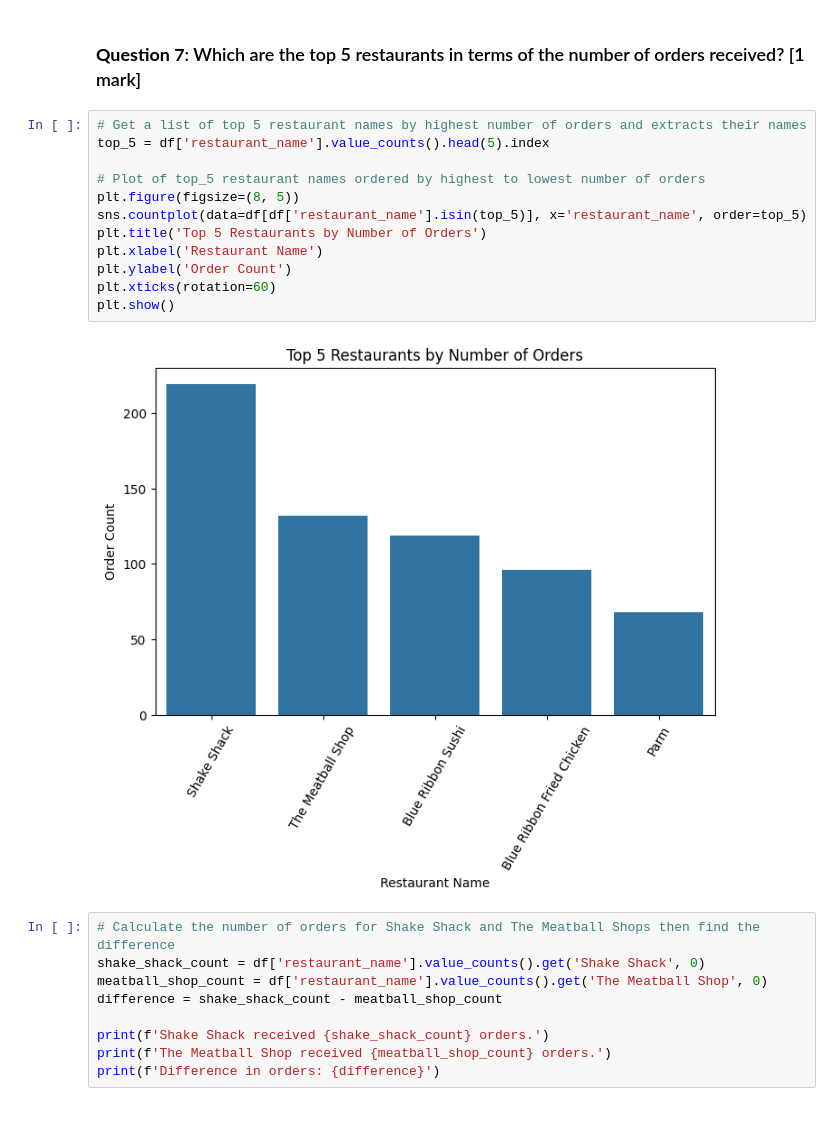
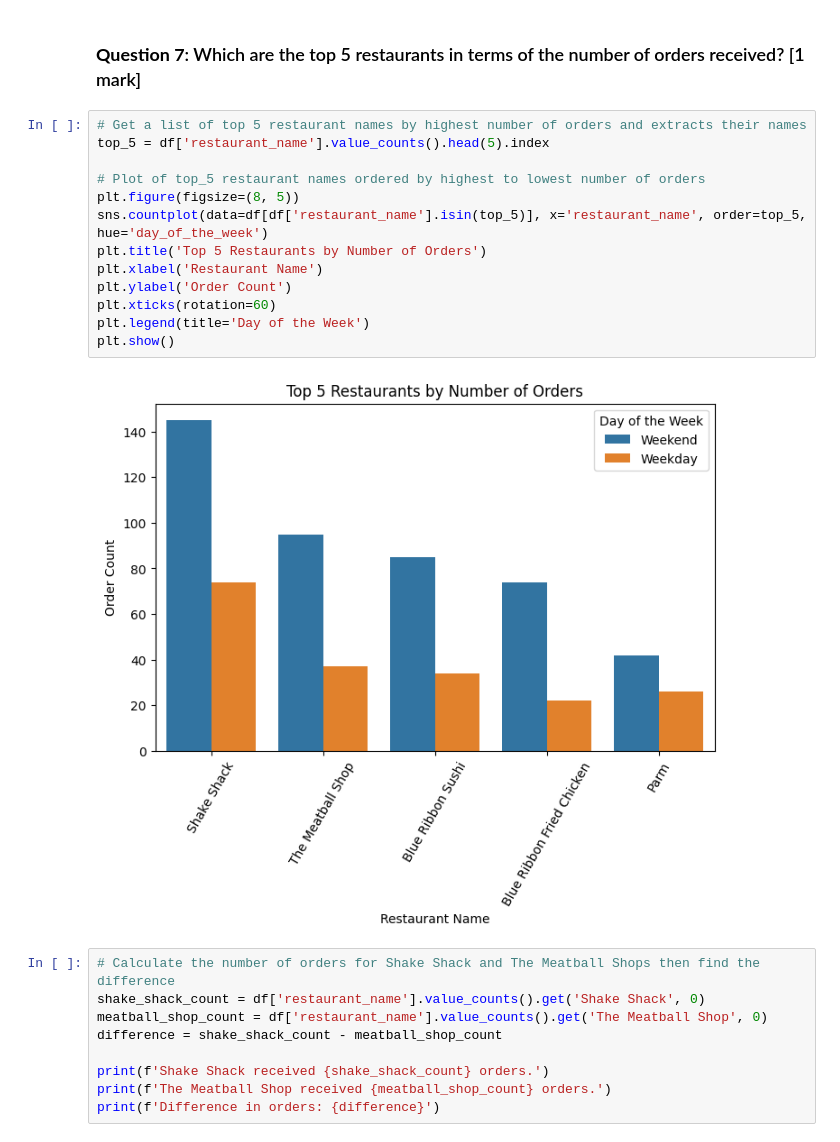
Before and after one commit to jessicakilby/FoodHub, a Jupyter notebook: FoodHub.ipynb, the cells around one changed output. Cells and saved outputs as stored; diff of their text form.

```diff
--- a/FoodHub.ipynb
+++ b/FoodHub.ipynb
@@ -319,17 +312,18 @@ plt.show()
 # %%
 # Get a list of top 5 restaurant names by highest number of orders and extracts their names
 top_5 = df['restaurant_name'].value_counts().head(5).index
 
 # Plot of top_5 restaurant names ordered by highest to lowest number of orders
 plt.figure(figsize=(8, 5))
-sns.countplot(data=df[df['restaurant_name'].isin(top_5)], x='restaurant_name', order=top_5)
+sns.countplot(data=df[df['restaurant_name'].isin(top_5)], x='restaurant_name', order=top_5, hue='day_of_the_week')
 plt.title('Top 5 Restaurants by Number of Orders')
 plt.xlabel('Restaurant Name')
 plt.ylabel('Order Count')
 plt.xticks(rotation=60)
+plt.legend(title='Day of the Week')
 plt.show()
 # %% [output]
-[figure, old version]
+[figure, new version]
 # %%
 # Calculate the number of orders for Shake Shack and The Meatball Shops then find the difference
 shake_shack_count = df['restaurant_name'].value_counts().get('Shake Shack', 0)
```
Also changed, not shown: parts of 14 cells of this notebook, 1 other file.
